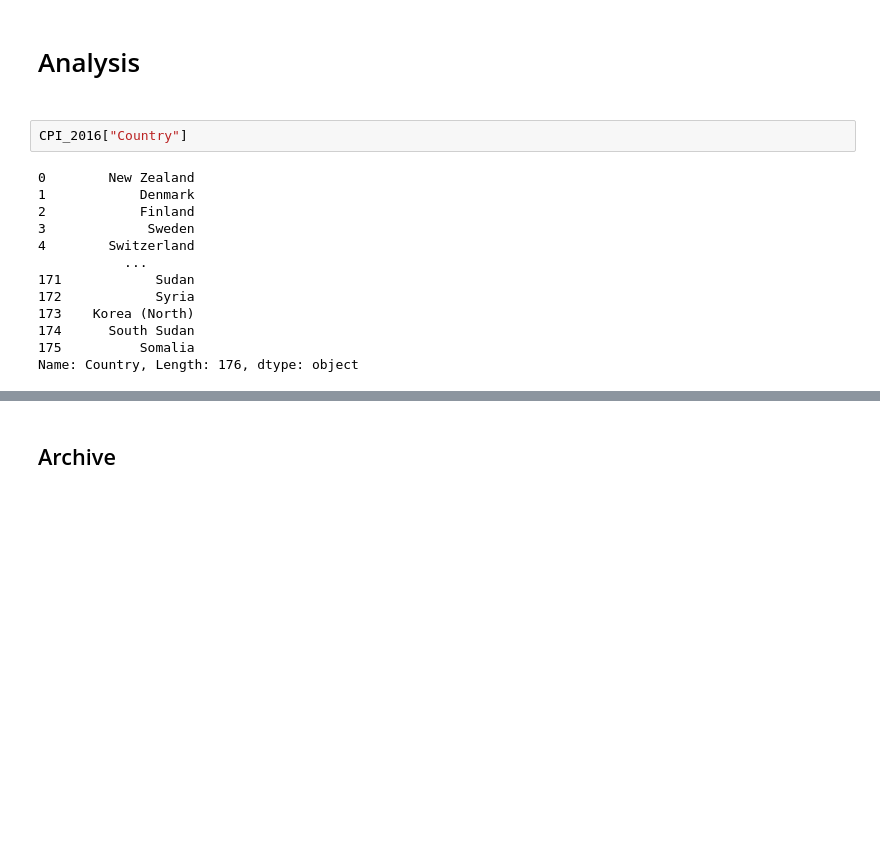
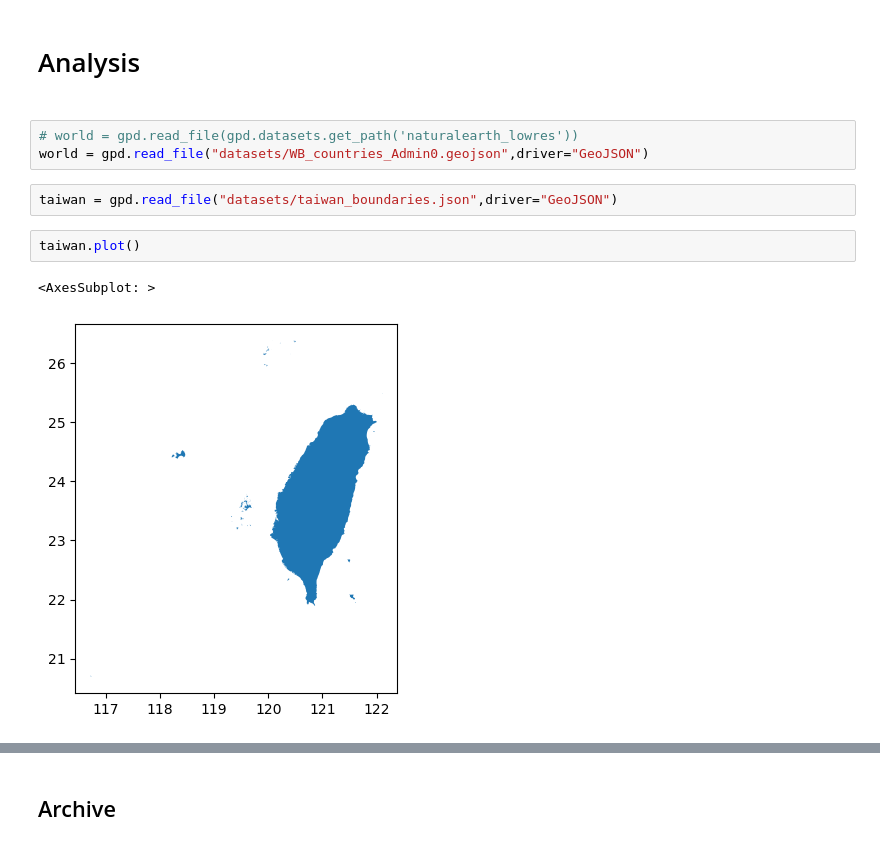
Before and after one commit to wanzulfikri/cpi_analysis, a Jupyter notebook: CPI 2012-2021.ipynb, the cells around one changed output, grey strips where cells are left out. Saved outputs shown, nothing was run; the diff lists cells and outputs as text; blank space fills up the shorter version.

```diff
--- a/CPI 2012-2021.ipynb
+++ b/CPI 2012-2021.ipynb
@@ -822,18 +824,13 @@ CPI[CPI["CPI score 2013"].isnull()]
 # Analysis
 
 ##
-# %%
-CPI_2016["Country"]
-# %% [output]
-0        New Zealand
-1            Denmark
-2            Finland
-3             Sweden
-4        Switzerland
-           ...
-171            Sudan
-172            Syria
-173    Korea (North)
-174      South Sudan
-175          Somalia
-Name: Country, Length: 176, dtype: object
+# %%
+# world = gpd.read_file(gpd.datasets.get_path('naturalearth_lowres'))
+world = gpd.read_file("datasets/WB_countries_Admin0.geojson",driver="GeoJSON")
+# %%
+taiwan = gpd.read_file("datasets/taiwan_boundaries.json",driver="GeoJSON")
+# %%
+taiwan.plot()
+# %% [output]
+<AxesSubplot: >
+[figure, added]
```
Also changed, not shown: parts of 16 cells of this notebook.
